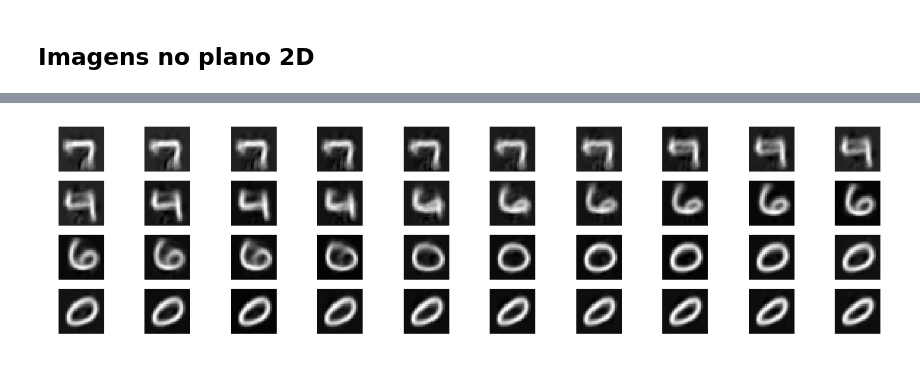
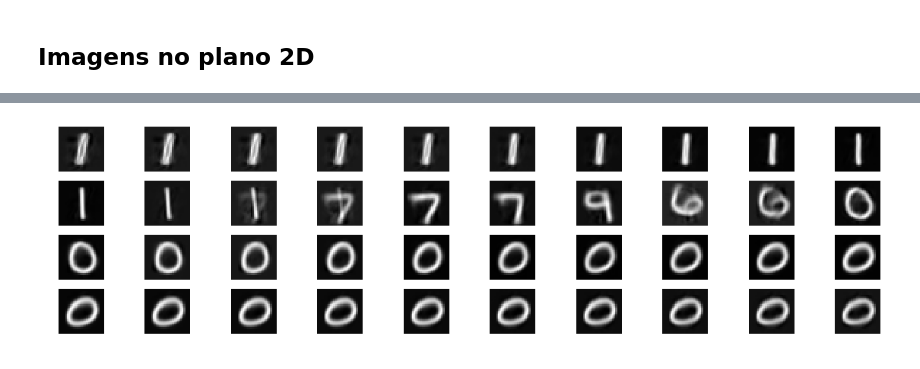
Before and after one commit to robertoalotufo/rnap, a Jupyter notebook: PyTorch/autoencoder.ipynb, the cells around one changed output, grey strips where cells are left out. Saved outputs shown, nothing was run; the diff lists cells and outputs as text; code cells hidden in the pictures.

```diff
--- a/PyTorch/autoencoder.ipynb
+++ b/PyTorch/autoencoder.ipynb
@@ -49,9 +49,9 @@ if False:
 else:
     n_train_samples = x_train.shape[0]
     n_test_samples  = x_test.shape[0]
-xx_train = x_train[:n_train_samples].type(torch.FloatTensor) /255.
+xx_train = x_train[:n_train_samples].float() /255.
 yy_train = y_train[:n_train_samples]
-xx_test  = x_test[:n_test_samples].type(torch.FloatTensor) / 255.
+xx_test  = x_test[:n_test_samples].float() / 255.
 yy_test  = y_test[:n_test_samples]
 # %%
 xx_train.shape, xx_test.shape
@@ -134,4 +150,9 @@ trainer = ptt.DeepNetTrainer(
 # %% [markdown]
 ## Treinamento
 # %%
-trainer.fit(20,xx_train, xx_train, valid_data=(xx_test,xx_test) ,batch_size=20)
+retrain = False
+if retrain:
+    trainer.fit(n_epochs=20, Xin=xx_train, Yin=xx_train,
+                valid_data=(xx_test, xx_test), batch_size=20)
+else:
+    trainer.load_state('/data/models/auto_encoder_pt')
@@ -165,5 +168,3 @@ plt.plot(epochs, tra_loss, epochs, val_loss)
-# %%
-trainer.load_state('../../models/auto_encoder_pt')
 # %%
 yy_pred = trainer.predict(xx_test)
 # %%
@@ -202,0 +206,11 @@ plt.show()
+# %%
+n = 40
+x = np.linspace(-5., 10., n)
+y = np.linspace(-5.,  5., n)
+plt.figure(figsize=(7, 6))
+plt.scatter(encoded_data[:, 0], encoded_data[:, 1], c=yy_train.numpy(), cmap=plt.cm.tab10, vmin=-.5, vmax=9.5)
+plt.plot(x, y, 'ko', mfc='none')
+plt.axis('equal')
+cbar = plt.colorbar();
+cbar.set_ticks(np.arange(10))
+plt.show()
@@ -203,25 +219,21 @@ plt.show()
 # %%
-n = 40
-x = np.linspace(-10.0,  0.0, n)
-y = np.linspace(  5.0, -10.0, n)
-
 data = np.array([x, y]).T
 data = torch.from_numpy(data).type(torch.FloatTensor)
 
 data_in = Variable(data)
 if use_gpu:
     data_in = data_in.cuda()
 
 out = trainer.model.decoder(data_in)
 out = out.view(-1, 28, 28)
 
 plt.figure(figsize=(20, 5))
 plt.gray()
 
 for i in range(n):
     ax = plt.subplot(4, n//4, i+1)
     plt.imshow(out[i].data.cpu().numpy().reshape(28, 28))
     plt.axis('off')
 plt.show()
 # %% [output]
-[figure, old version]
+[figure, new version]
```
Also changed, not shown: parts of 14 cells of this notebook.
